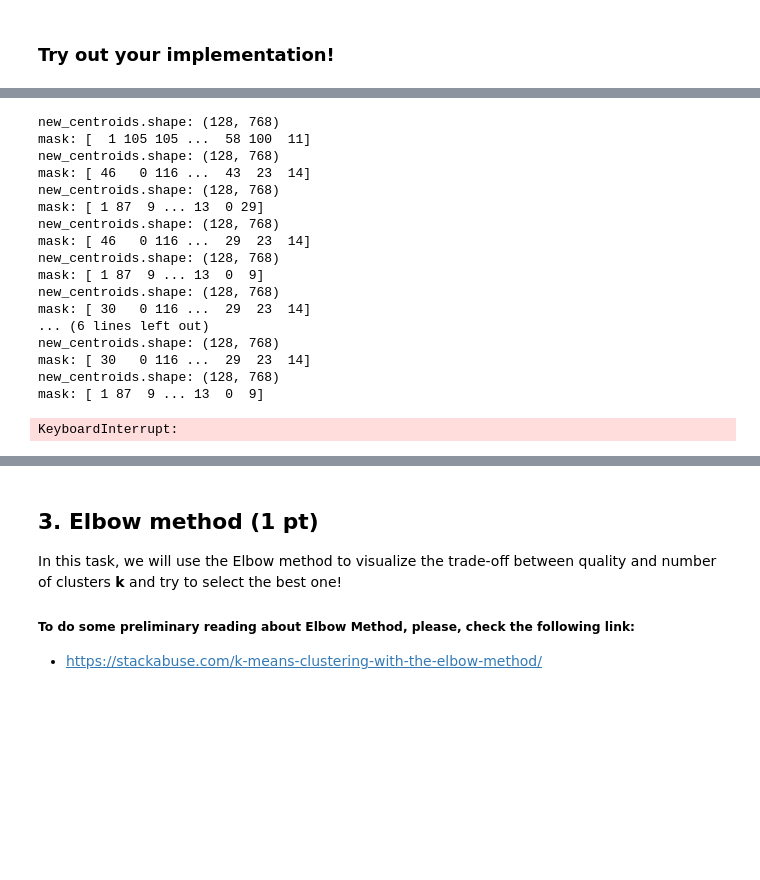
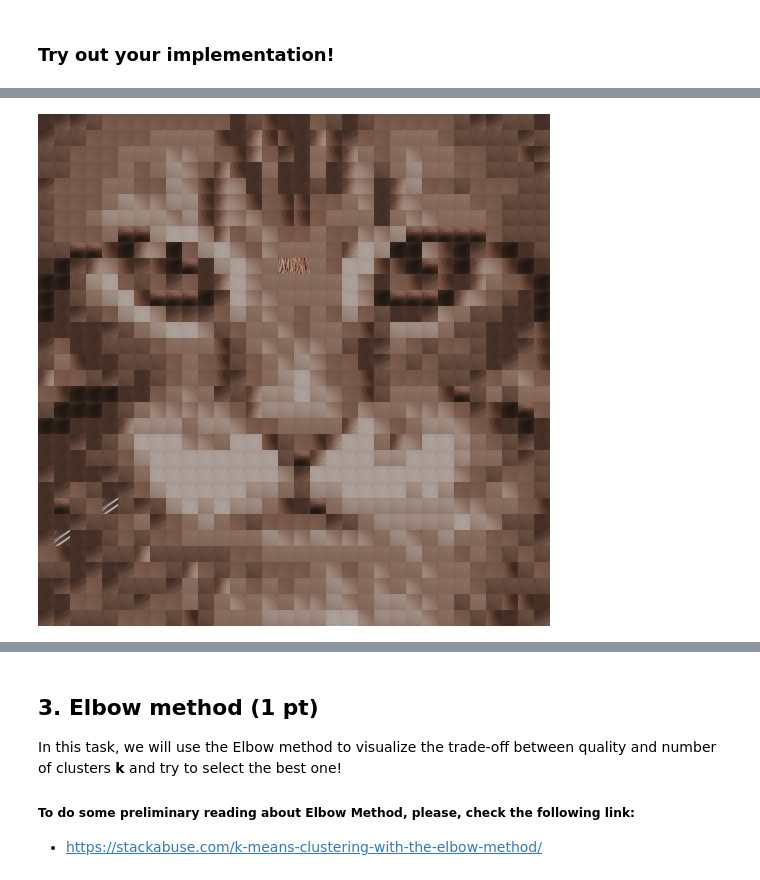
Before and after one commit to artoriusss/ML-projects, a Jupyter notebook: hw1-task1-image compression.ipynb, the cells around one changed output, grey strips where cells are left out. Cells and saved outputs as stored; diff of their text form; code cells hidden in the pictures; blank space fills up the shorter version.

```diff
--- a/hw1-task1-image compression.ipynb
+++ b/hw1-task1-image compression.ipynb
@@ -233,24 +209,9 @@ np.mean(data, axis=0).shape
 # %%
 # initialize KMeans algo "cosine"
-kmeans = KMeans(128, data.shape[-1], max_iter=30, dist_metric="euclidean")
+kmeans = KMeans(15, data.shape[-1], max_iter=400, dist_metric="euclidean")
 centroids = kmeans.fit(data)
 predicted = kmeans.predict(data, centroids)
+
+visualize_patches(predicted.reshape(-1,3,m,m))
 # %% [output]
-new_centroids.shape: (128, 768)
-mask: [  1 105 105 ...  58 100  11]
-new_centroids.shape: (128, 768)
-mask: [ 46   0 116 ...  43  23  14]
-new_centroids.shape: (128, 768)
-mask: [ 1 87  9 ... 13  0 29]
-new_centroids.shape: (128, 768)
-mask: [ 46   0 116 ...  29  23  14]
-new_centroids.shape: (128, 768)
-mask: [ 1 87  9 ... 13  0  9]
-new_centroids.shape: (128, 768)
-mask: [ 30   0 116 ...  29  23  14]
-... (6 lines left out)
-new_centroids.shape: (128, 768)
-mask: [ 30   0 116 ...  29  23  14]
-new_centroids.shape: (128, 768)
-mask: [ 1 87  9 ... 13  0  9]
-KeyboardInterrupt:
+[figure, added]
```
Also changed, not shown: parts of 25 cells of this notebook.
